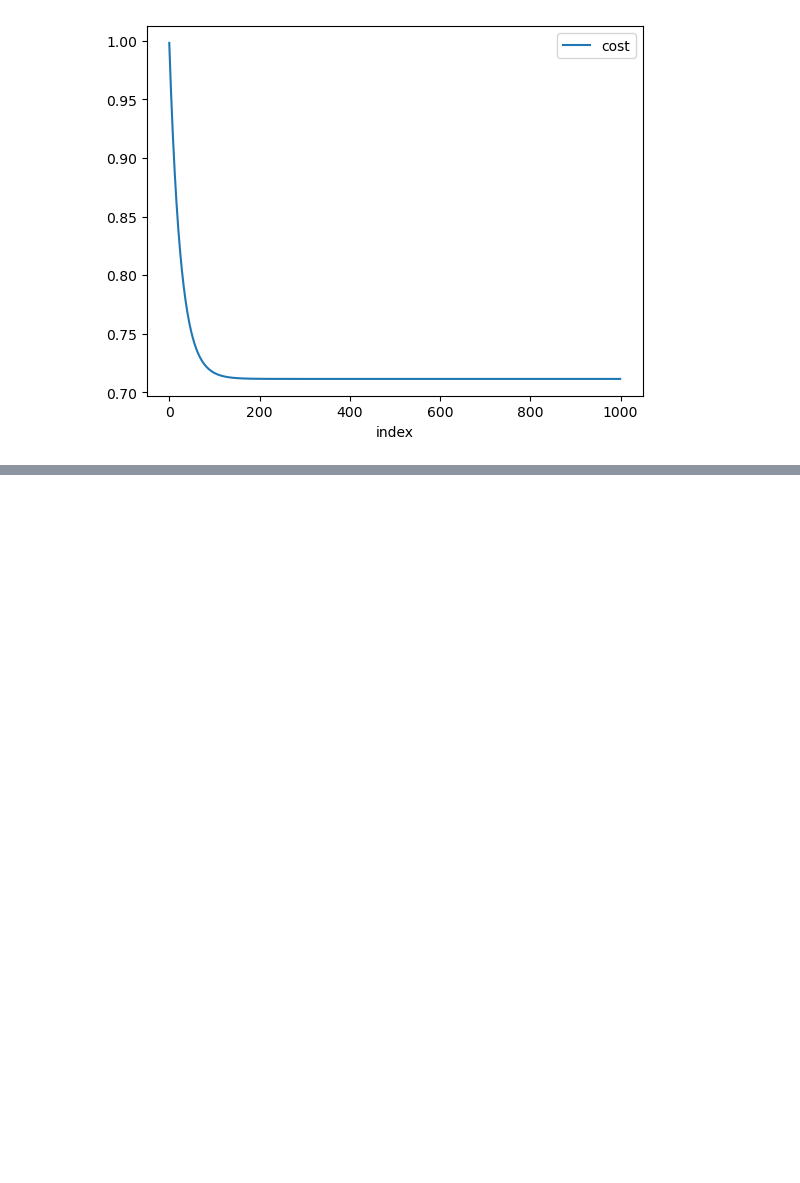
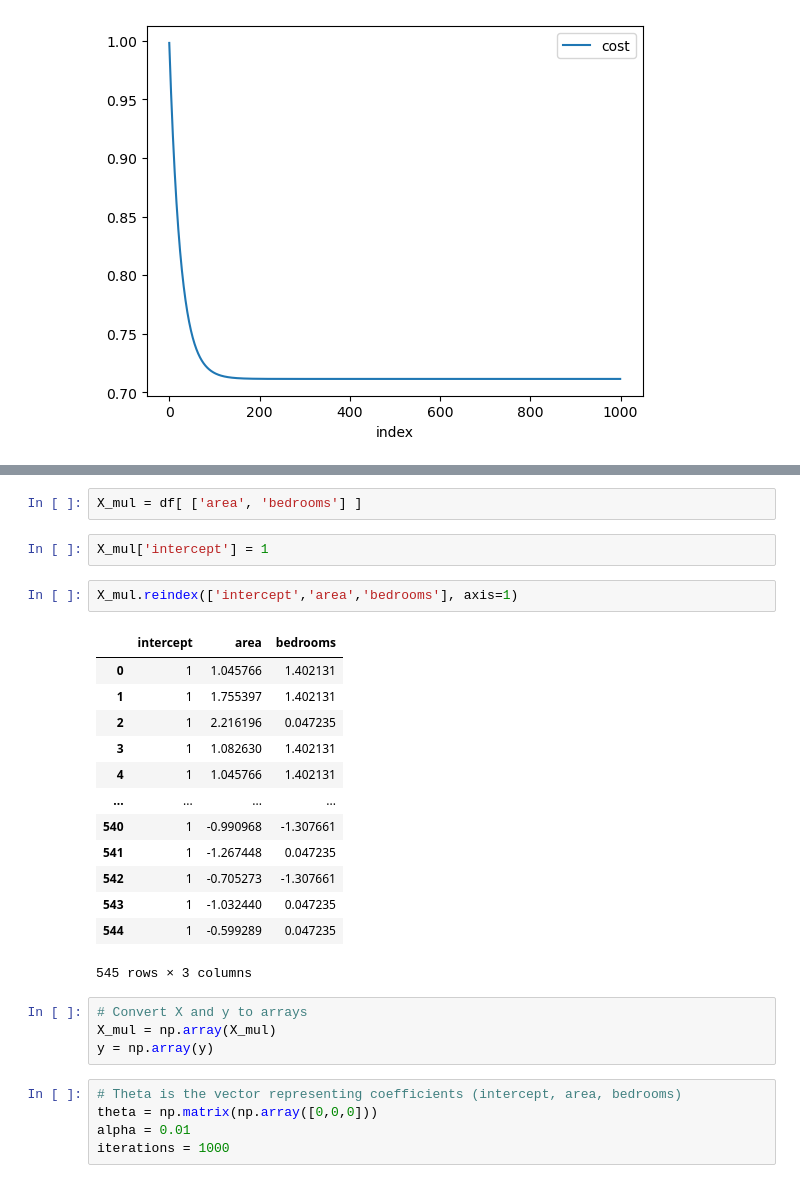
Before and after one commit to venkatpselvam1/DataScienceML, a Jupyter notebook: LinearRegression/03_GradientDescendent/GradientDescent.ipynb, the cells around one changed output, grey strips where cells are left out. Drawn from its saved outputs; the diff is of its cells as text; blank space fills up the shorter version.

```diff
--- a/LinearRegression/03_GradientDescendent/GradientDescent.ipynb
+++ b/LinearRegression/03_GradientDescendent/GradientDescent.ipynb
@@ -178,0 +188,29 @@ gr.reset_index().plot.line(x='index', y=['cost'])
+# %%
+X_mul = df[ ['area', 'bedrooms'] ]
+# %%
+X_mul['intercept'] = 1
+# %%
+X_mul.reindex(['intercept','area','bedrooms'], axis=1)
+# %% [output]
+|  | intercept | area | bedrooms |
+| 0 | 1 | 1.045766 | 1.402131 |
+| 1 | 1 | 1.755397 | 1.402131 |
+| 2 | 1 | 2.216196 | 0.047235 |
+| 3 | 1 | 1.082630 | 1.402131 |
+| 4 | 1 | 1.045766 | 1.402131 |
+| ... | ... | ... | ... |
+| 540 | 1 | -0.990968 | -1.307661 |
+| 541 | 1 | -1.267448 | 0.047235 |
+| 542 | 1 | -0.705273 | -1.307661 |
+| 543 | 1 | -1.032440 | 0.047235 |
+| 544 | 1 | -0.599289 | 0.047235 |
+545 rows × 3 columns
+# %%
+# Convert X and y to arrays
+X_mul = np.array(X_mul)
+y = np.array(y)
+# %%
+# Theta is the vector representing coefficients (intercept, area, bedrooms)
+theta = np.matrix(np.array([0,0,0]))
+alpha = 0.01
+iterations = 1000
```
Also changed, not shown: parts of 5 cells of this notebook, 2 other files.
